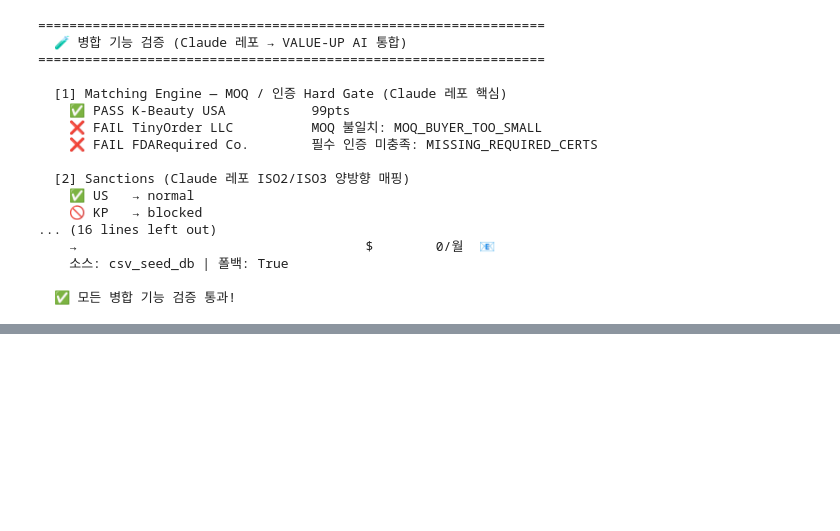
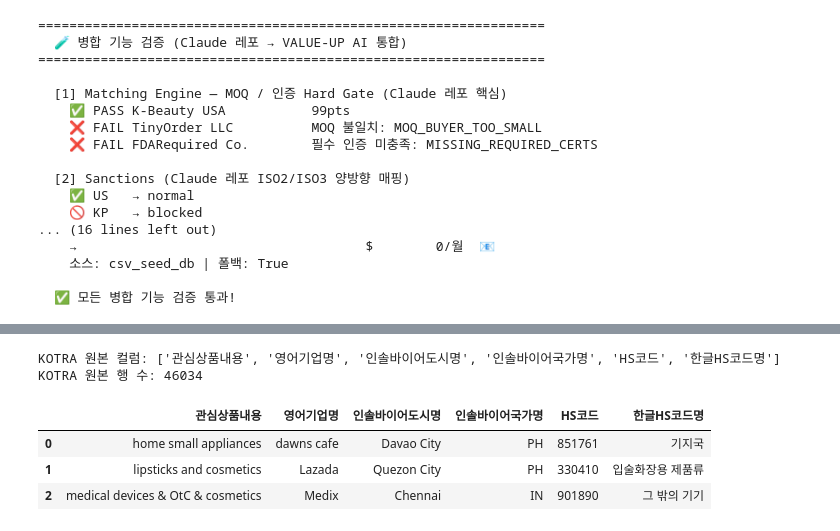
Before and after one commit to pds2225/20260115, a Jupyter notebook: test_pipeline.ipynb, the cells around one changed output, grey strips where cells are left out. Saved outputs shown, nothing was run; the diff lists cells and outputs as text; code cells hidden in the pictures; blank space fills up the shorter version.

```diff
--- a/test_pipeline.ipynb
+++ b/test_pipeline.ipynb
@@ -2656,0 +2956,22 @@ print("\n  ✅ 모든 병합 기능 검증 통과!")
+# %%
+
+import pandas as pd
+import os
+import re
+
+# ── 경로 설정 ──────────────────────────────────────────────
+KOTRA_PATH = "/workspace/uploaded_files/대한무역투자진흥공사_SNS 마케팅 수집 바이어 정보_20251127 (1).csv"
+BUYER_DB_PATH = "/workspace/value_up_ai/data/buyer_db.csv"
+
+# ── 1. KOTRA 파일 읽기 ─────────────────────────────────────
+df_kotra = pd.read_csv(KOTRA_PATH, encoding="cp949", dtype=str)
+print("KOTRA 원본 컬럼:", df_kotra.columns.tolist())
+print("KOTRA 원본 행 수:", len(df_kotra))
+df_kotra.head(3)
+# %% [output]
+KOTRA 원본 컬럼: ['관심상품내용', '영어기업명', '인솔바이어도시명', '인솔바이어국가명', 'HS코드', '한글HS코드명']
+KOTRA 원본 행 수: 46034
+|  | 관심상품내용 | 영어기업명 | 인솔바이어도시명 | 인솔바이어국가명 | HS코드 | 한글HS코드명 |
+| 0 | home small appliances | dawns cafe | Davao City | PH | 851761 | 기지국 |
+| 1 | lipsticks and cosmetics | Lazada | Quezon City | PH | 330410 | 입술화장용 제품류 |
+| 2 | medical devices & OtC & cosmetics | Medix | Chennai | IN | 901890 | 그 밖의 기기 |
```
Also changed, not shown: parts of 20 cells of this notebook, 7 other files.
